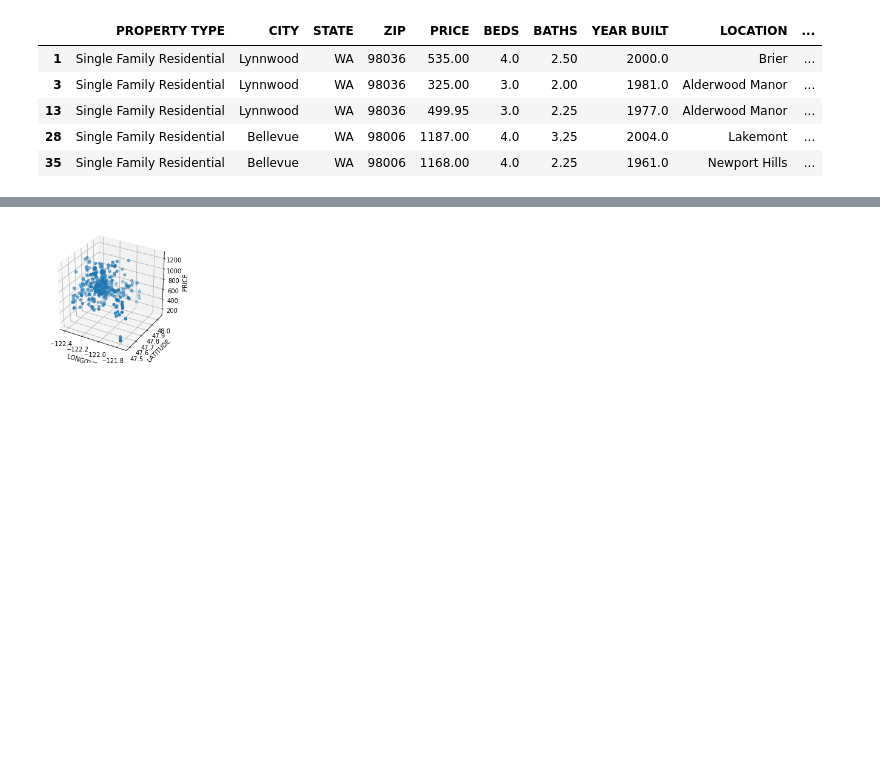
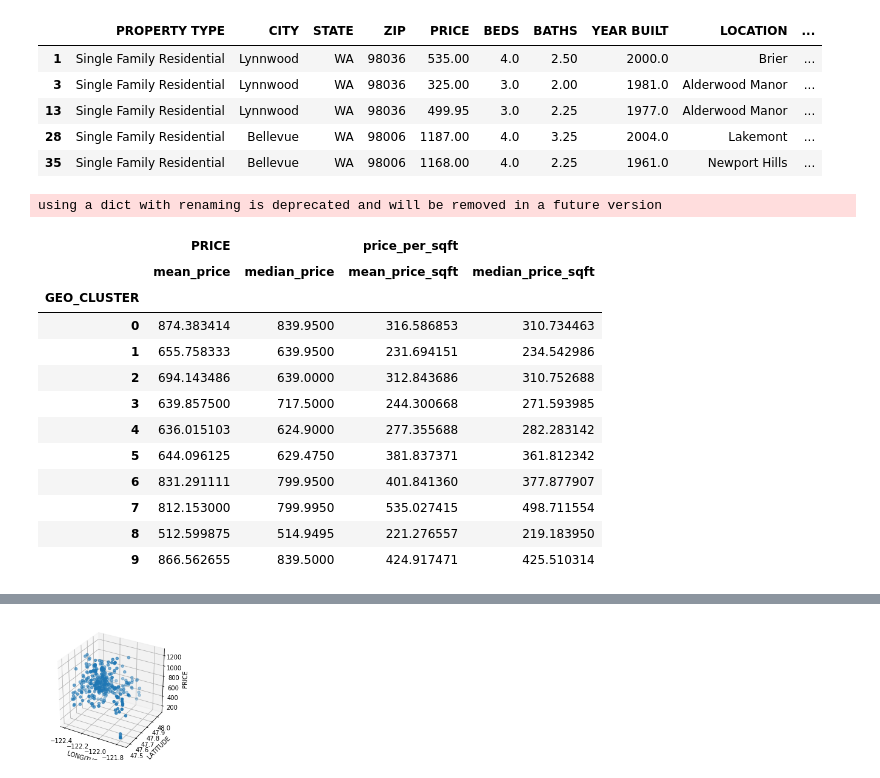
Before and after one commit to mwacc/mynb, a Jupyter notebook: Seattle_exploration_Oct_2018.ipynb, the cells around one changed output, grey strips where cells are left out. Drawn from its saved outputs; the diff is of its cells as text; code cells hidden in the pictures; blank space fills up the shorter version.

Commit message:
add metrics per cluster

```diff
--- a/Seattle_exploration_Oct_2018.ipynb
+++ b/Seattle_exploration_Oct_2018.ipynb
@@ -266,6 +266,33 @@ df.head()
 | 13 | Single Family Residential | Lynnwood | WA | 98036 | 499.95 | 3.0 | 2.25 | 1977.0 | Alderwood Manor | ... |
 | 28 | Single Family Residential | Bellevue | WA | 98006 | 1187.00 | 4.0 | 3.25 | 2004.0 | Lakemont | ... |
 | 35 | Single Family Residential | Bellevue | WA | 98006 | 1168.00 | 4.0 | 2.25 | 1961.0 | Newport Hills | ... |
+# %%
+aggregation = {
+    'PRICE' : {
+        'mean_price': 'mean',
+        'median_price': 'median'
+    },
+    'price_per_sqft' : {
+        'mean_price_sqft': 'mean',
+        'median_price_sqft': 'median'
+    }
+}
+df.groupby('GEO_CLUSTER').agg(aggregation)
+# %% [output]
+using a dict with renaming is deprecated and will be removed in a future version
+|  | PRICE |  | price_per_sqft |  |
+|  | mean_price | median_price | mean_price_sqft | median_price_sqft |
+| GEO_CLUSTER |  |  |  |  |
+| 0 | 874.383414 | 839.9500 | 316.586853 | 310.734463 |
+| 1 | 655.758333 | 639.9500 | 231.694151 | 234.542986 |
+| 2 | 694.143486 | 639.0000 | 312.843686 | 310.752688 |
+| 3 | 639.857500 | 717.5000 | 244.300668 | 271.593985 |
+| 4 | 636.015103 | 624.9000 | 277.355688 | 282.283142 |
+| 5 | 644.096125 | 629.4750 | 381.837371 | 361.812342 |
+| 6 | 831.291111 | 799.9500 | 401.841360 | 377.877907 |
+| 7 | 812.153000 | 799.9950 | 535.027415 | 498.711554 |
+| 8 | 512.599875 | 514.9495 | 221.276557 | 219.183950 |
+| 9 | 866.562655 | 839.5000 | 424.917471 | 425.510314 |
 # %%
 import math
 # create empty map zoomed in on San Francisco
```
